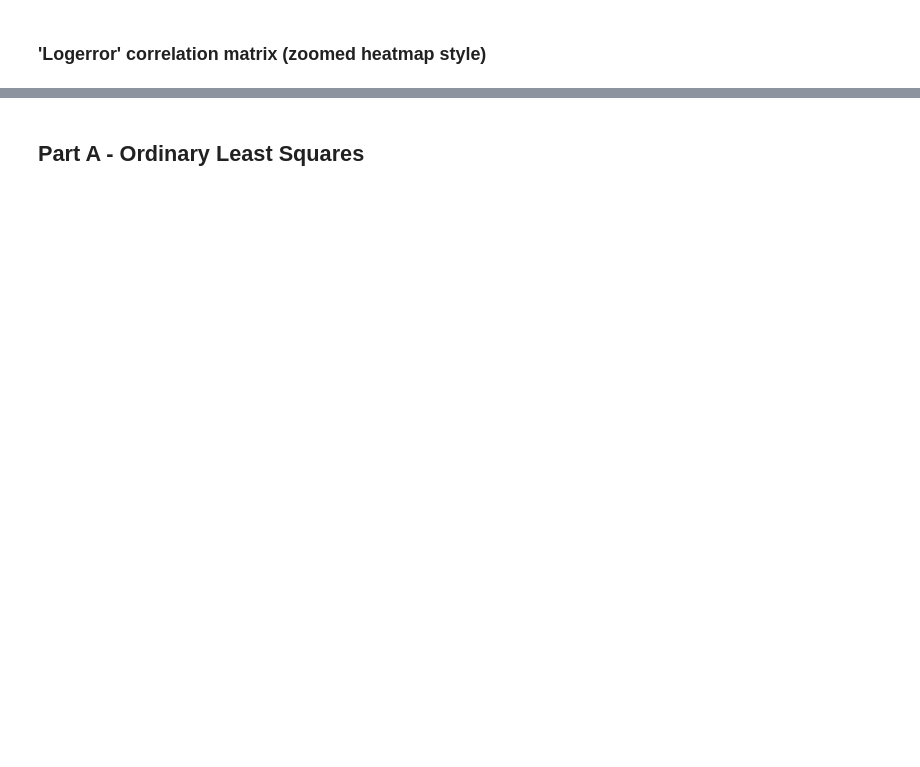
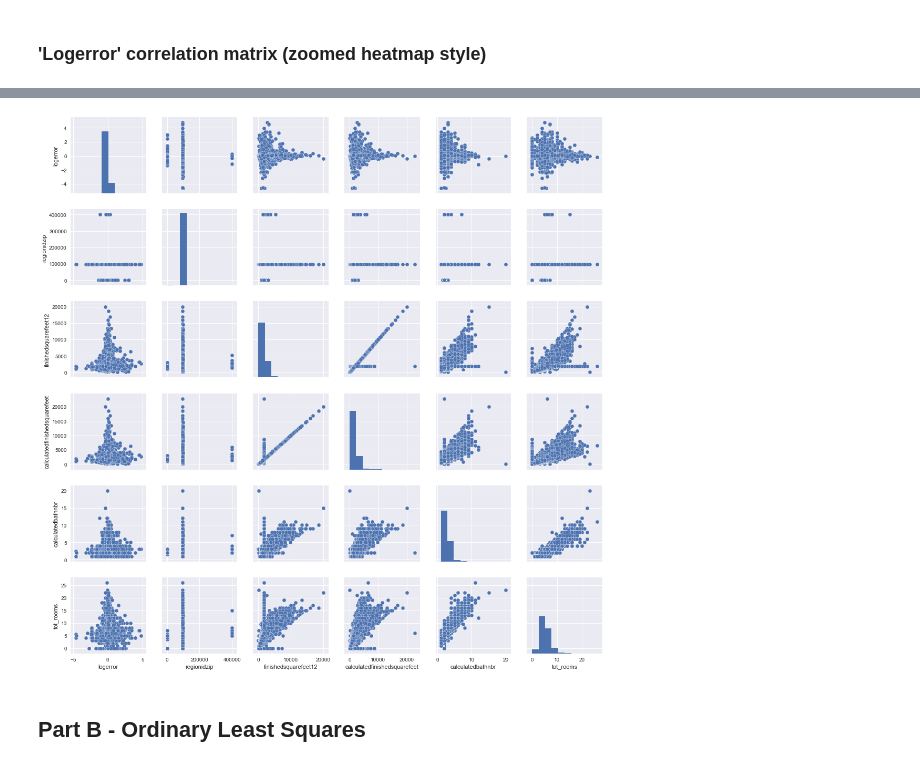
Before and after one commit to volak4/1st-Project-Minimizing-Log-Errors-with-an-Artificial-Neural-Network, a Jupyter notebook: Section2_FeatureSelection.ipynb, the cells around one changed output, grey strips where cells are left out. Drawn from its saved outputs; the diff is of its cells as text; code cells hidden in the pictures; blank space fills up the shorter version.

```diff
--- a/Section2_FeatureSelection.ipynb
+++ b/Section2_FeatureSelection.ipynb
@@ -74,2 +85,10 @@ print(high_range)
+# %%
+#scatterplot of top 5 highly correlated features
+sea.set()
+cols = ['logerror', 'regionidzip','finishedsquarefeet12','calculatedfinishedsquarefeet','calculatedbathnbr','tot_rooms']
+sea.pairplot(final[cols], size = 2.5)
+plt.show();
+# %% [output]
+[figure, added]
 # %% [markdown]
-## Part A - Ordinary Least Squares
+## Part B - Ordinary Least Squares
```
Also changed, not shown: parts of 16 cells of this notebook, 1 other file.
